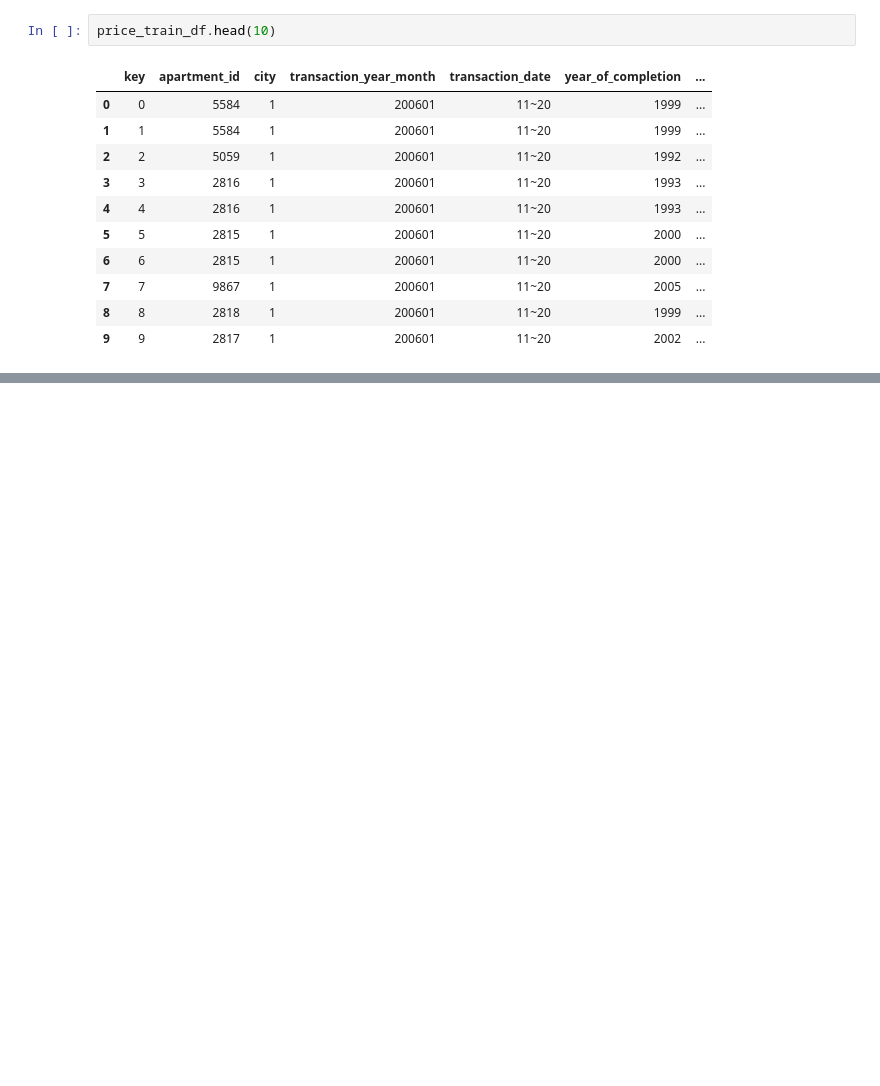
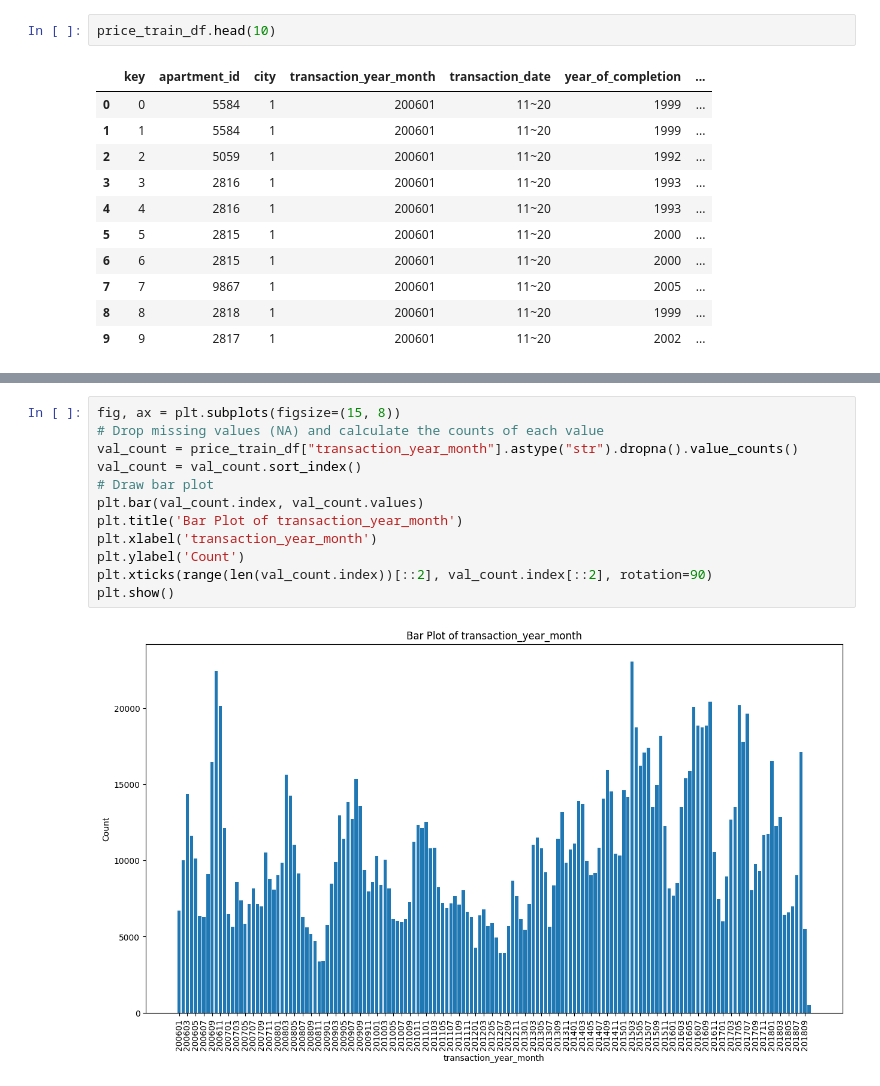
Before and after one commit to tklsimon/housing-price-prediction, a Jupyter notebook: STAT8017 Project.ipynb, the cells around one changed output, grey strips where cells are left out. Cells and saved outputs as stored; diff of their text form; blank space fills up the shorter version.

```diff
--- a/STAT8017 Project.ipynb
+++ b/STAT8017 Project.ipynb
@@ -87,0 +227,14 @@ price_train_df.head(10)
+# %%
+fig, ax = plt.subplots(figsize=(15, 8))
+# Drop missing values (NA) and calculate the counts of each value
+val_count = price_train_df["transaction_year_month"].astype("str").dropna().value_counts()
+val_count = val_count.sort_index()
+# Draw bar plot
+plt.bar(val_count.index, val_count.values)
+plt.title('Bar Plot of transaction_year_month')
+plt.xlabel('transaction_year_month')
+plt.ylabel('Count')
+plt.xticks(range(len(val_count.index))[::2], val_count.index[::2], rotation=90)
+plt.show()
+# %% [output]
+[figure, added]
```
Also changed, not shown: parts of 35 cells of this notebook.
